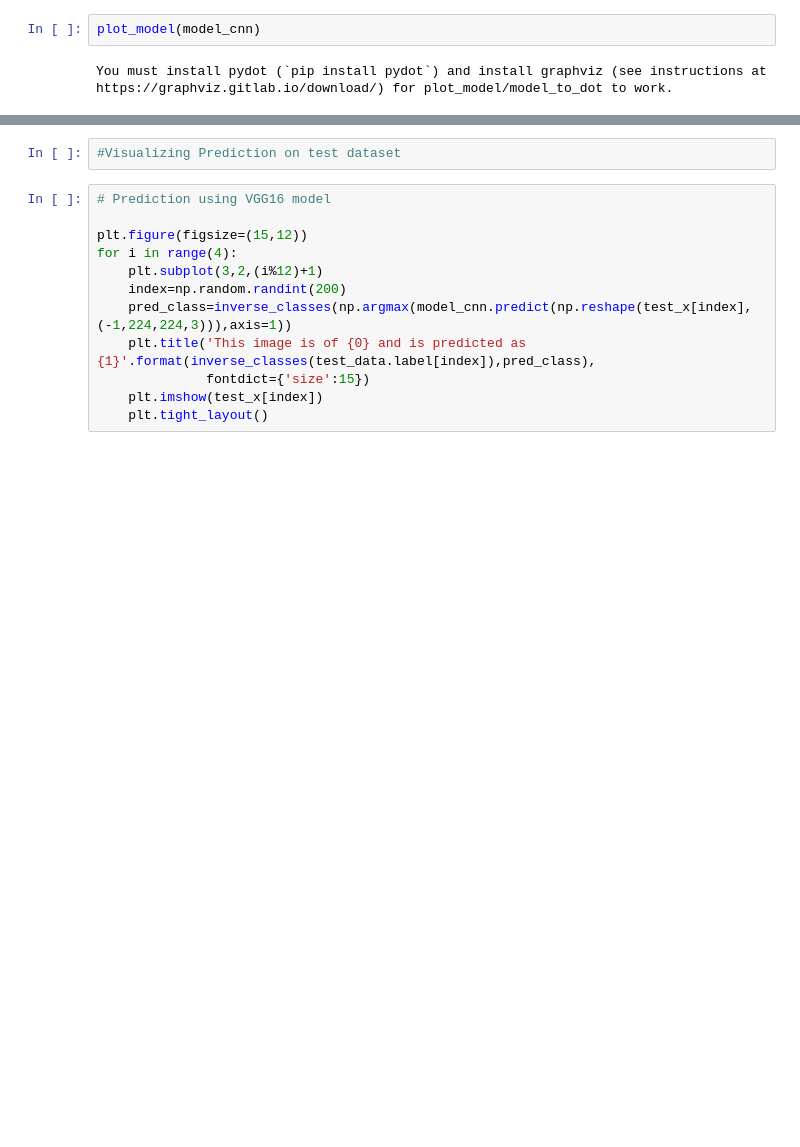
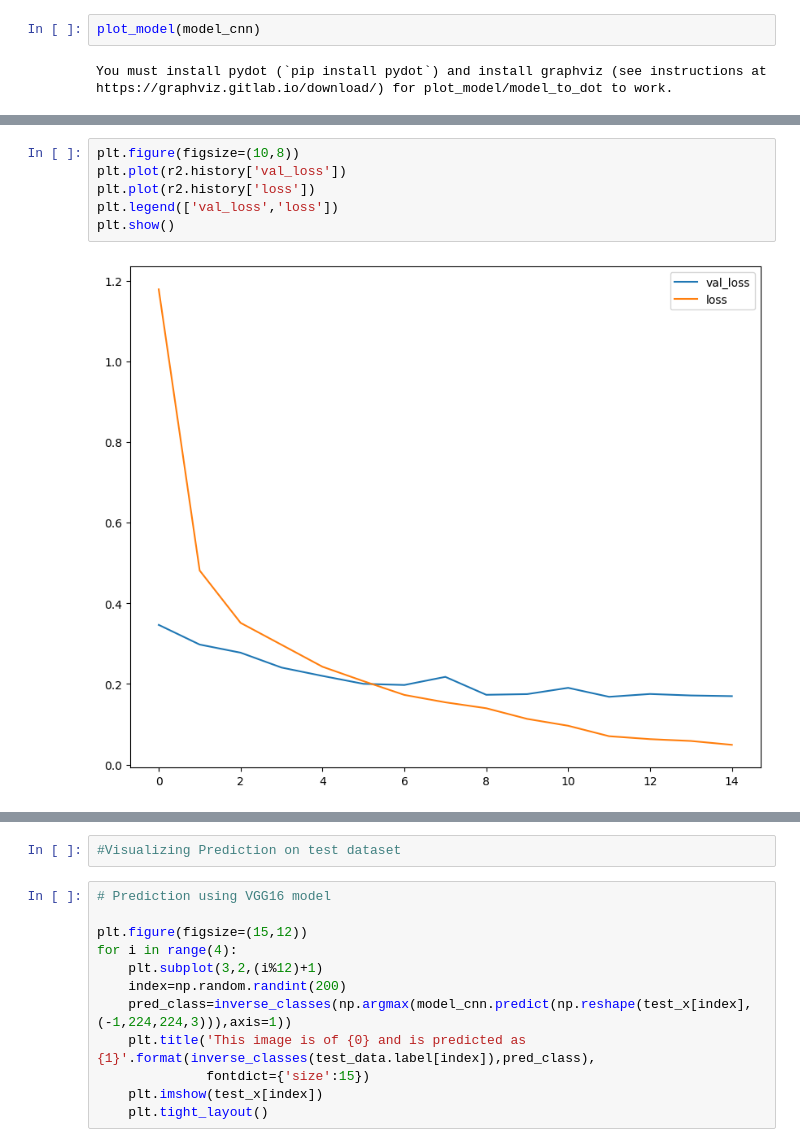
Before and after one commit to rumapaul63/Brain_Tumor_classification_segmentation, a Jupyter notebook: CNN VS Transfer learning.ipynb, the cells around one changed output, grey strips where cells are left out. Cells and saved outputs as stored; diff of their text form; blank space fills up the shorter version.

```diff
--- a/CNN VS Transfer learning.ipynb
+++ b/CNN VS Transfer learning.ipynb
@@ -157,3 +220,11 @@ plt.show()
+# %%
+plt.figure(figsize=(10,8))
+plt.plot(r2.history['val_loss'])
+plt.plot(r2.history['loss'])
+plt.legend(['val_loss','loss'])
+plt.show()
+# %% [output]
+[figure, added]
 # %%
 # Predictions on Test Datasets using VGG16 model
 
```
Also changed, not shown: parts of 15 cells of this notebook.
